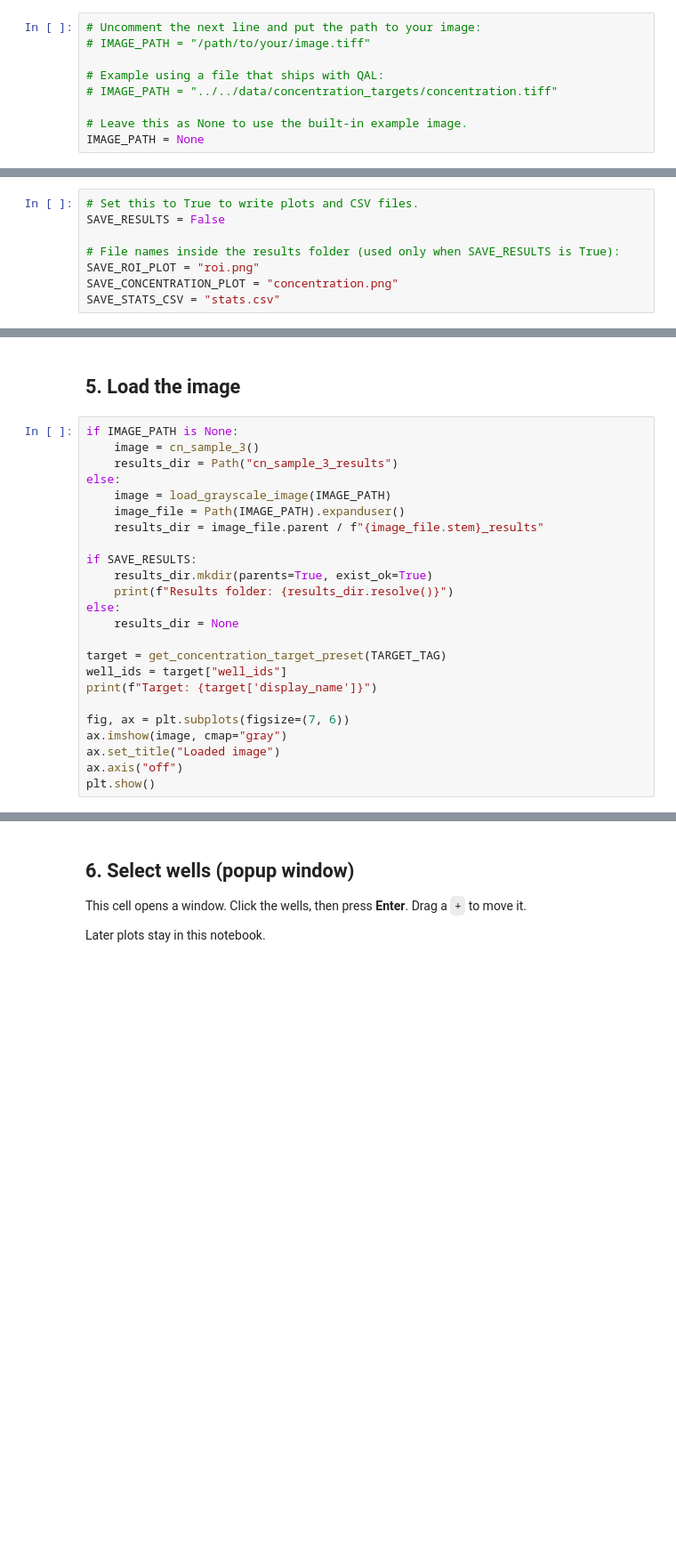
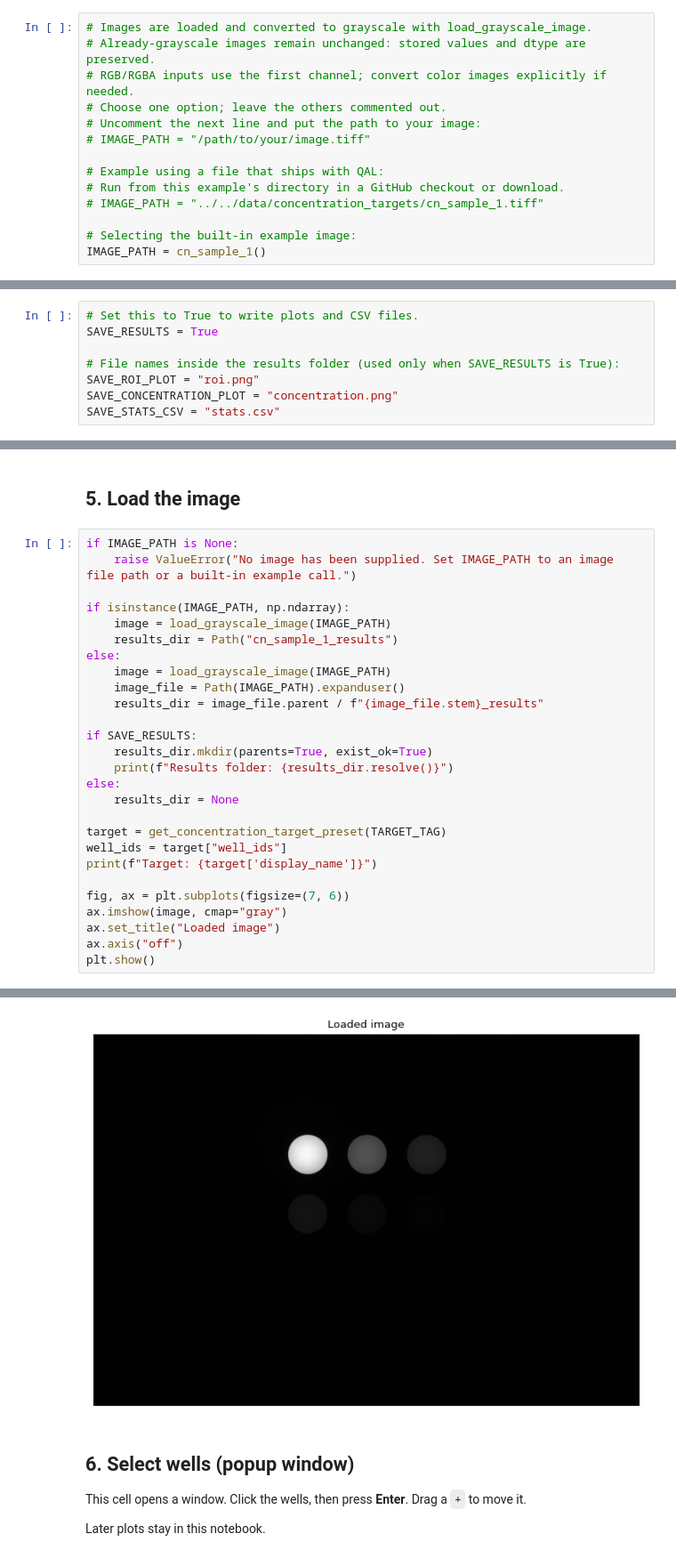
Before and after one commit to QUEL-Imaging/quel-qal, a Jupyter notebook: qal/examples/jupyter-notebook/concentration_rcs_gui_example.ipynb, the cells around one changed output, grey strips where cells are left out. Shown at 89% size. Cells and saved outputs as stored; diff of their text form; blank space fills up the shorter version.

```diff
--- a/qal/examples/jupyter-notebook/concentration_rcs_gui_example.ipynb
+++ b/qal/examples/jupyter-notebook/concentration_rcs_gui_example.ipynb
@@ -33,12 +42,17 @@ TIFF, BMP, PNG, or JPEG.
 # %%
+# Images are loaded and converted to grayscale with load_grayscale_image.
+# Already-grayscale images remain unchanged: stored values and dtype are preserved.
+# RGB/RGBA inputs use the first channel; convert color images explicitly if needed.
+# Choose one option; leave the others commented out.
 # Uncomment the next line and put the path to your image:
 # IMAGE_PATH = "/path/to/your/image.tiff"
 
 # Example using a file that ships with QAL:
-# IMAGE_PATH = "../../data/concentration_targets/concentration.tiff"
+# Run from this example's directory in a GitHub checkout or download.
+# IMAGE_PATH = "../../data/concentration_targets/cn_sample_1.tiff"
 
-# Leave this as None to use the built-in example image.
-IMAGE_PATH = None
+# Selecting the built-in example image:
+IMAGE_PATH = cn_sample_1()
 # %% [markdown]
 ## 3. Saving plots and data
 
@@ -50,6 +64,6 @@ called. When `SAVE_RESULTS` is `True`:
 # %%
 # Set this to True to write plots and CSV files.
-SAVE_RESULTS = False
+SAVE_RESULTS = True
 
 # File names inside the results folder (used only when SAVE_RESULTS is True):
 SAVE_ROI_PLOT = "roi.png"
@@ -84,8 +98,11 @@ REGION_OF_WELL_TO_ANALYZE = 0.5
 ## 5. Load the image
 # %%
 if IMAGE_PATH is None:
-    image = cn_sample_3()
-    results_dir = Path("cn_sample_3_results")
+    raise ValueError("No image has been supplied. Set IMAGE_PATH to an image file path or a built-in example call.")
+
+if isinstance(IMAGE_PATH, np.ndarray):
+    image = load_grayscale_image(IMAGE_PATH)
+    results_dir = Path("cn_sample_1_results")
 else:
     image = load_grayscale_image(IMAGE_PATH)
     image_file = Path(IMAGE_PATH).expanduser()
@@ -106,3 +123,4 @@ ax.imshow(image, cmap="gray")
 ax.set_title("Loaded image")
 ax.axis("off")
 plt.show()
+# %% [output]
@@ -109,3 +128,4 @@ plt.show()
+[figure, added]
 # %% [markdown]
 ## 6. Select wells (popup window)
 
```
Also changed, not shown: parts of 10 cells of this notebook, 15 other files.
